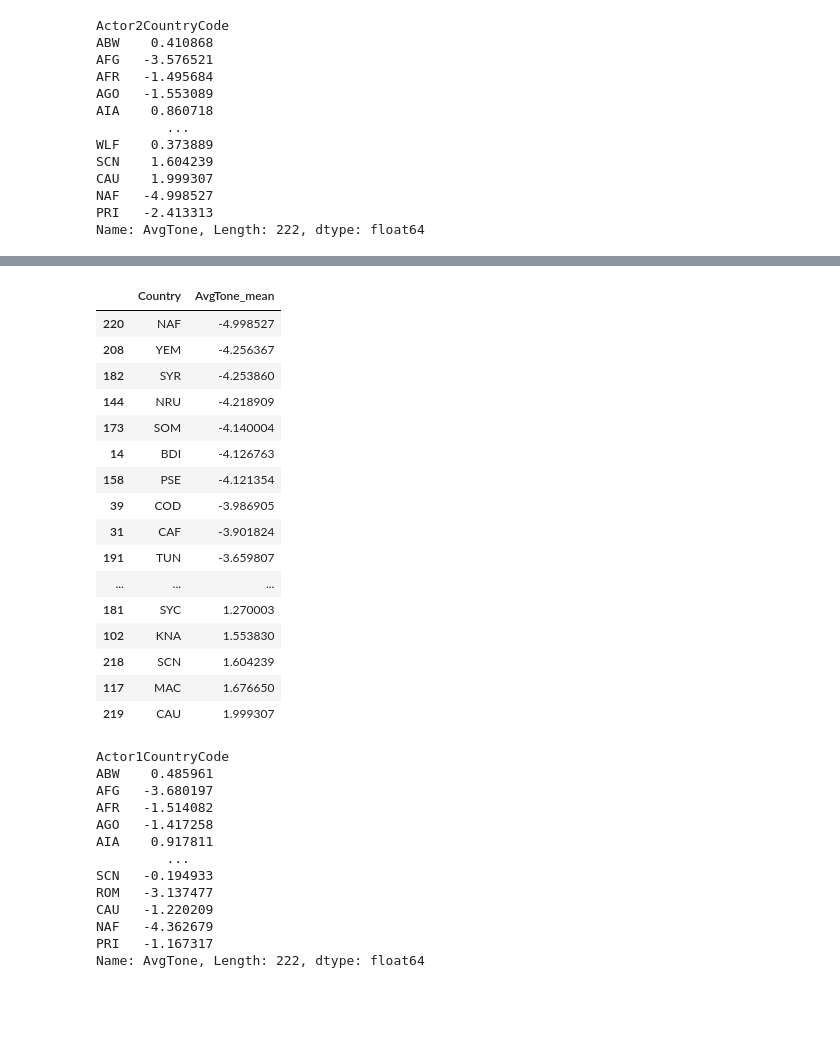
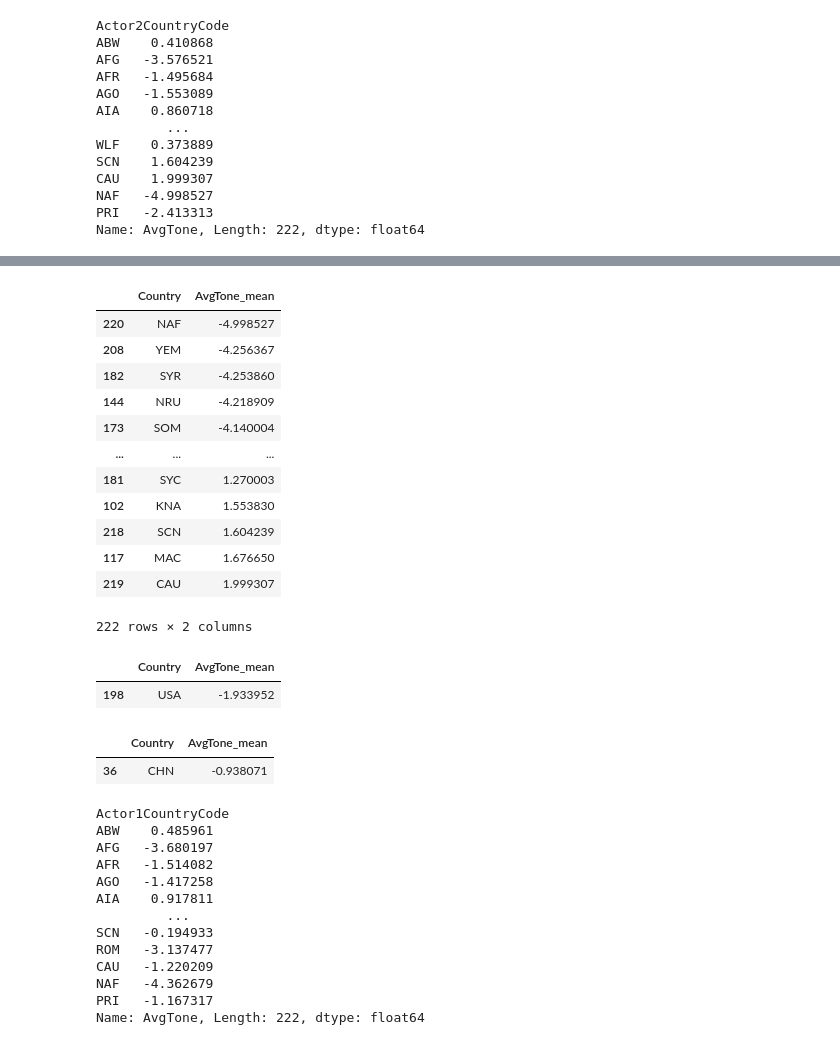
Before and after one commit to beixuan-jia/502final, a Jupyter notebook: EDA.ipynb, the cells around one changed output, grey strips where cells are left out. Drawn from its saved outputs; the diff is of its cells as text; code cells hidden in the pictures; blank space fills up the shorter version.

```diff
--- a/EDA.ipynb
+++ b/EDA.ipynb
@@ -228,24 +212,31 @@ country_mean_pd
 # %%
-pd.set_option('display.max_rows', 250)
-country_mean_pd.sort_values('AvgTone_mean')
+pd.set_option('display.max_rows', 100)
+country_mean_sorted = country_mean_pd.sort_values('AvgTone_mean')
+country_mean_sorted
 # %% [output]
 |  | Country | AvgTone_mean |
 | 220 | NAF | -4.998527 |
 | 208 | YEM | -4.256367 |
 | 182 | SYR | -4.253860 |
 | 144 | NRU | -4.218909 |
 | 173 | SOM | -4.140004 |
-| 14 | BDI | -4.126763 |
-| 158 | PSE | -4.121354 |
-| 39 | COD | -3.986905 |
-| 31 | CAF | -3.901824 |
-| 191 | TUN | -3.659807 |
 | ... | ... | ... |
 | 181 | SYC | 1.270003 |
 | 102 | KNA | 1.553830 |
 | 218 | SCN | 1.604239 |
 | 117 | MAC | 1.676650 |
 | 219 | CAU | 1.999307 |
+222 rows × 2 columns
+# %%
+country_mean_sorted.loc[country_mean_sorted['Country'] == 'USA']
+# %% [output]
+|  | Country | AvgTone_mean |
+| 198 | USA | -1.933952 |
+# %%
+country_mean_sorted.loc[country_mean_sorted['Country'] == 'CHN']
+# %% [output]
+|  | Country | AvgTone_mean |
+| 36 | CHN | -0.938071 |
 # %%
 dask_feat.groupby('Actor2CountryCode').AvgTone.mean().compute()
 # %% [output]
```
Also changed, not shown: parts of 2 cells of this notebook.
